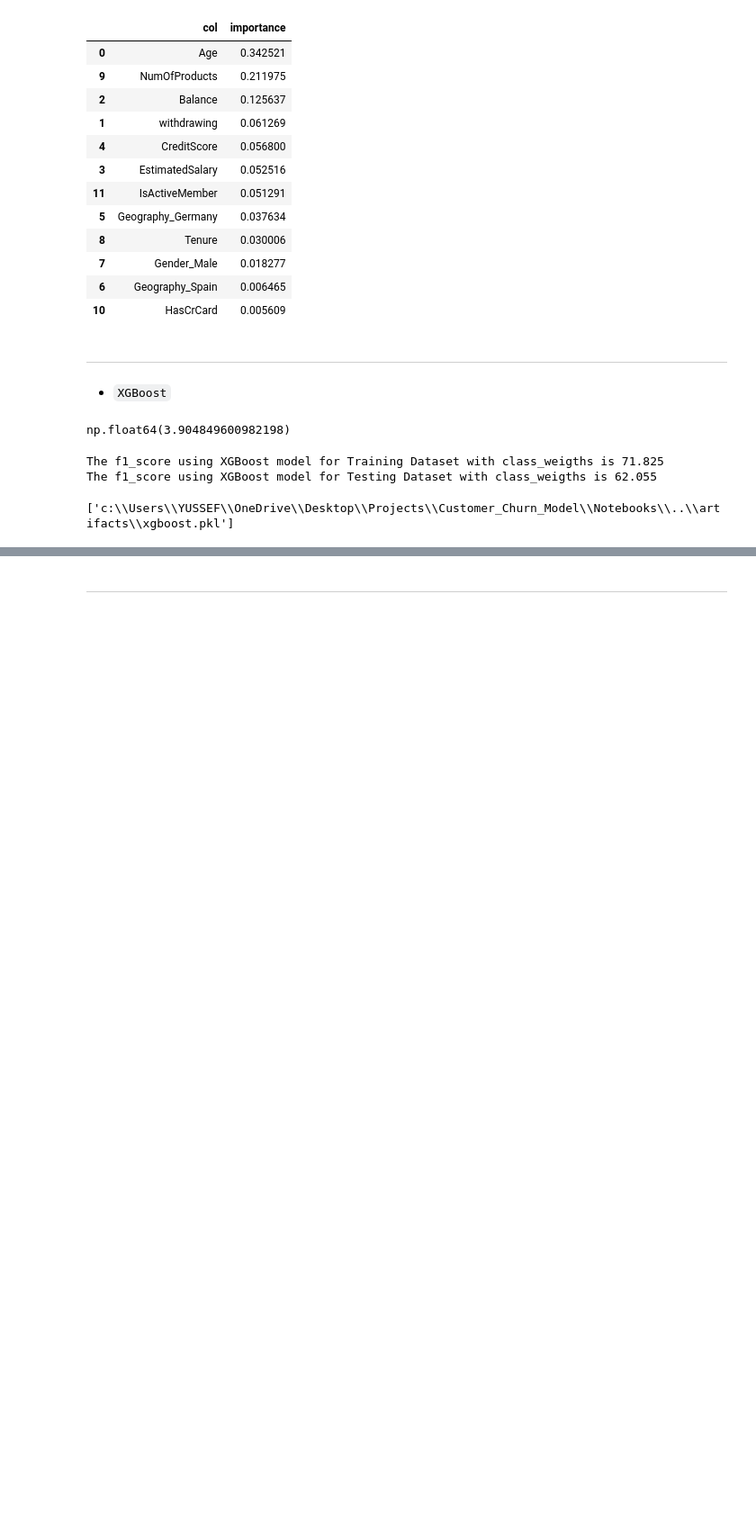
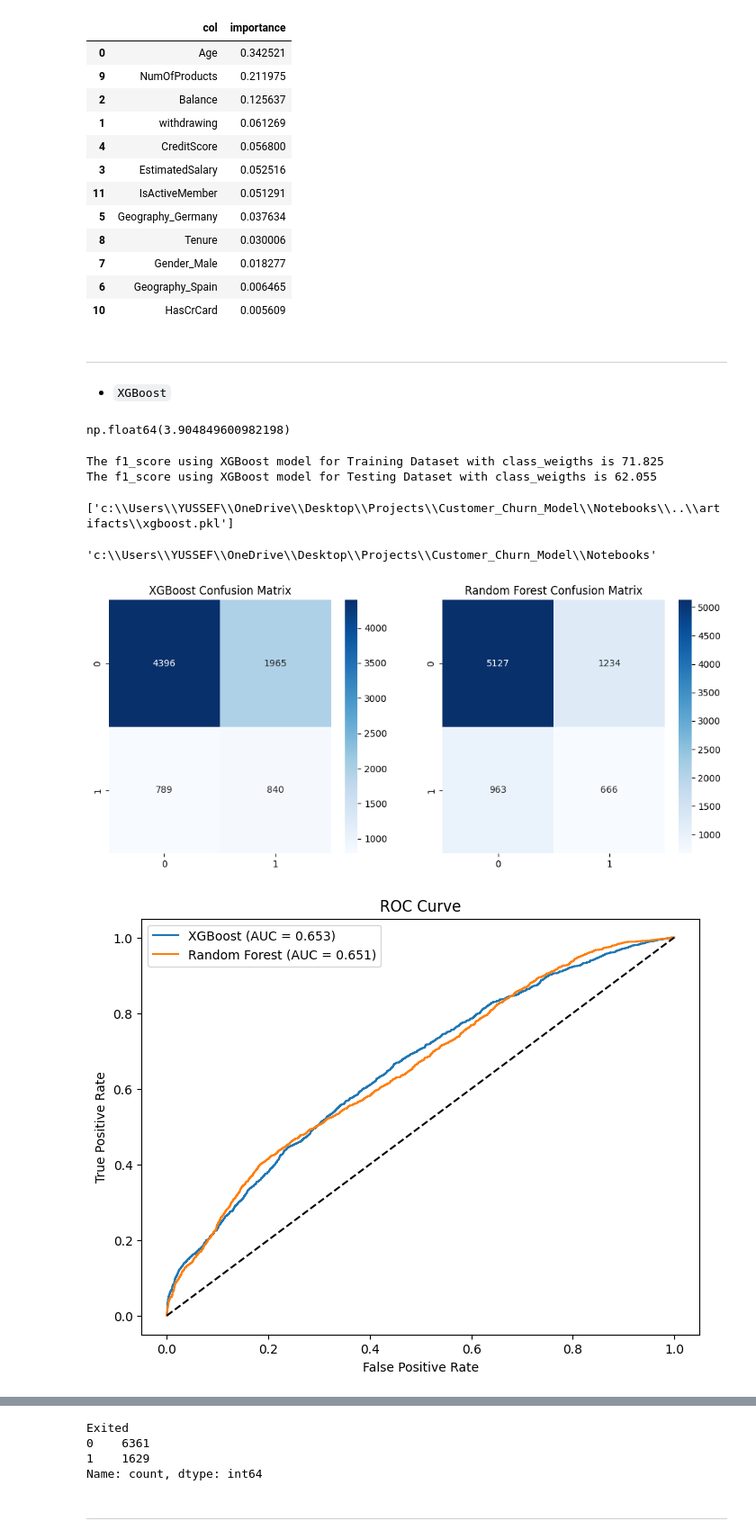
Before and after one commit to youssef1404/Customer_Churn_Model, a Jupyter notebook: Notebooks/churn.ipynb, the cells around one changed output, grey strips where cells are left out. Shown: that part at 90% size. Saved outputs shown, nothing was run; the diff lists cells and outputs as text; code cells hidden in the pictures; blank space fills up the shorter version.

```diff
--- a/Notebooks/churn.ipynb
+++ b/Notebooks/churn.ipynb
@@ -696,3 +696,65 @@ The f1_score using XGBoost model for Testing Dataset with class_weigths is 62.05
 joblib.dump(xgb_clf, os.path.join(ARTIFACTS_FOLDER_PATH, 'xgboost.pkl'), compress=9)
 # %% [output]
 ['c:\\Users\\YUSSEF\\OneDrive\\Desktop\\Projects\\Customer_Churn_Model\\Notebooks\\..\\artifacts\\xgboost.pkl']
+# %%
+os.getcwd()
+# %% [output]
+'c:\\Users\\YUSSEF\\OneDrive\\Desktop\\Projects\\Customer_Churn_Model\\Notebooks'
+# %%
+# Load the models
+model_xgb = joblib.load(os.path.join('..', ARTIFACTS_FOLDER_PATH, 'xgboost.pkl'))
+model_rf = joblib.load(os.path.join('..', ARTIFACTS_FOLDER_PATH, 'forest-tuned-class_weights.pkl'))
+# %%
+# Assume X_test, y_test, model_xgb, and model_rf are already defined
+
+# Predict probabilities
+y_pred_xgb = model_xgb.predict(X_train_final)
+y_pred_rf = model_rf.predict(X_train_final)
+
+# Confusion Matrix
+conf_matrix_xgb = confusion_matrix(y_train, y_pred_xgb)
+conf_matrix_rf = confusion_matrix(y_train, y_pred_rf)
+
+fig, axes = plt.subplots(1, 2, figsize=(12, 5))
+sns.heatmap(conf_matrix_xgb, annot=True, fmt='d', cmap='Blues', ax=axes[0])
+axes[0].set_title('XGBoost Confusion Matrix')
+sns.heatmap(conf_matrix_rf, annot=True, fmt='d', cmap='Blues', ax=axes[1])
+axes[1].set_title('Random Forest Confusion Matrix')
+plt.show()
+
+# ROC Curve
+fpr_xgb, tpr_xgb, _ = roc_curve(y_train, model_xgb.predict_proba(X_train_final)[:, 1])
+fpr_rf, tpr_rf, _ = roc_curve(y_train, model_rf.predict_proba(X_train_final)[:, 1])
+
+plt.figure(figsize=(8, 6))
+plt.plot(fpr_xgb, tpr_xgb, label='XGBoost (AUC = {:.3f})'.format(roc_auc_score(y_train, model_xgb.predict_proba(X_train_final)[:, 1])))
+plt.plot(fpr_rf, tpr_rf, label='Random Forest (AUC = {:.3f})'.format(roc_auc_score(y_train, model_rf.predict_proba(X_train_final)[:, 1])))
+plt.plot([0, 1], [0, 1], 'k--')
+plt.xlabel('False Positive Rate')
+plt.ylabel('True Positive Rate')
+plt.title('ROC Curve')
+plt.legend(loc='best')
+plt.show()
+
+# Bar Plot for Metrics
+metrics = ['Accuracy', 'Precision', 'Recall', 'F1-Score']
+xgb_scores = [accuracy_score(y_train, y_pred_xgb), precision_score(y_train, y_pred_xgb), recall_score(y_train, y_pred_xgb), f1_score(y_train, y_pred_xgb)]
+rf_scores = [accuracy_score(y_train, y_pred_rf), precision_score(y_train, y_pred_rf), recall_score(y_train, y_pred_rf), f1_score(y_train, y_pred_rf)]
+
+x = np.arange(len(metrics))
+width = 0.35
+
+fig, ax = plt.subplots(figsize=(10, 6))
+rects1 = ax.bar(x - width/2, xgb_scores, width, label='XGBoost')
+rects2 = ax.bar(x + width/2, rf_scores, width, label='Random Forest')
+
+ax.set_ylabel('Scores')
+ax.set_title('Model Comparison')
+ax.set_xticks(x)
+ax.set_xticklabels(metrics)
+ax.legend()
+
+plt.show()
+# %% [output]
+[figure, added]
+[figure, added]
@@ -699,2 +762,9 @@ joblib.dump(xgb_clf, os.path.join(ARTIFACTS_FOLDER_PATH, 'xgboost.pkl'), compres
+# %%
+y_train.value_counts()
+# %% [output]
+Exited
+0    6361
+1    1629
+Name: count, dtype: int64
 # %% [markdown]
 ---
```
Also changed, not shown: parts of 5 cells of this notebook, 10 other files.
